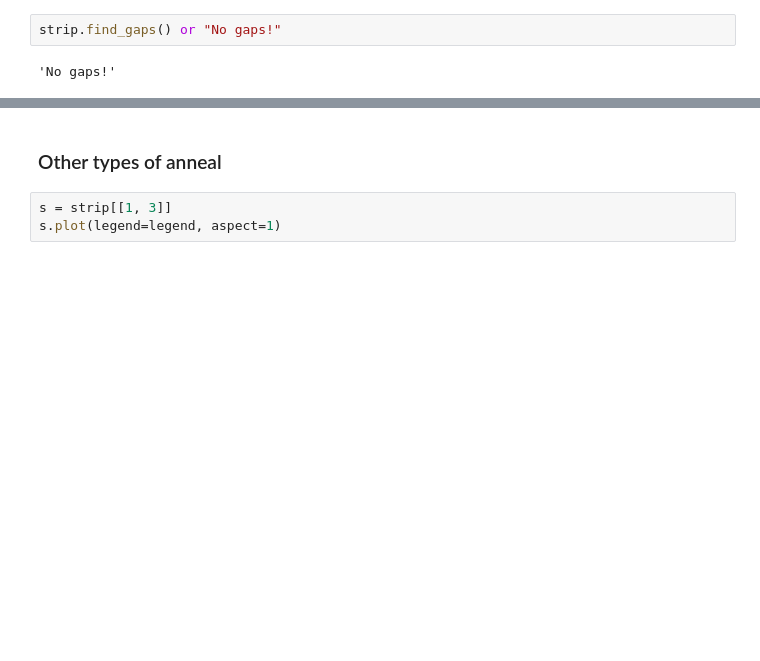
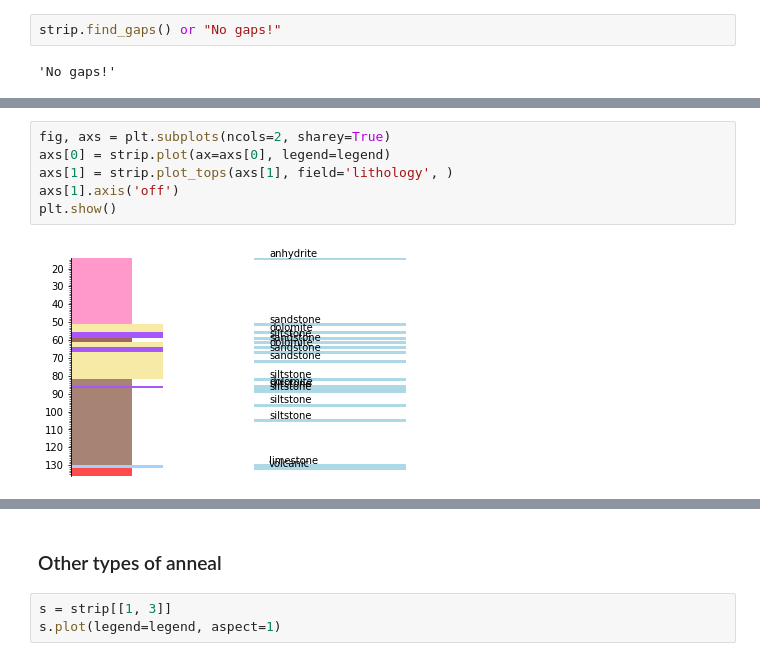
Before and after one commit to agilescientific/striplog, a Jupyter notebook: tutorial/Striplog_expert.ipynb, the cells around one changed output, grey strips where cells are left out. Cells and saved outputs as stored; diff of their text form; blank space fills up the shorter version.

```diff
--- a/tutorial/Striplog_expert.ipynb
+++ b/tutorial/Striplog_expert.ipynb
@@ -90,0 +97,8 @@ strip.find_gaps() or "No gaps!"
+# %%
+fig, axs = plt.subplots(ncols=2, sharey=True)
+axs[0] = strip.plot(ax=axs[0], legend=legend)
+axs[1] = strip.plot_tops(axs[1], field='lithology', )
+axs[1].axis('off')
+plt.show()
+# %% [output]
+[figure, added]
```
Also changed, not shown: parts of 48 cells of this notebook, 3 other files.
